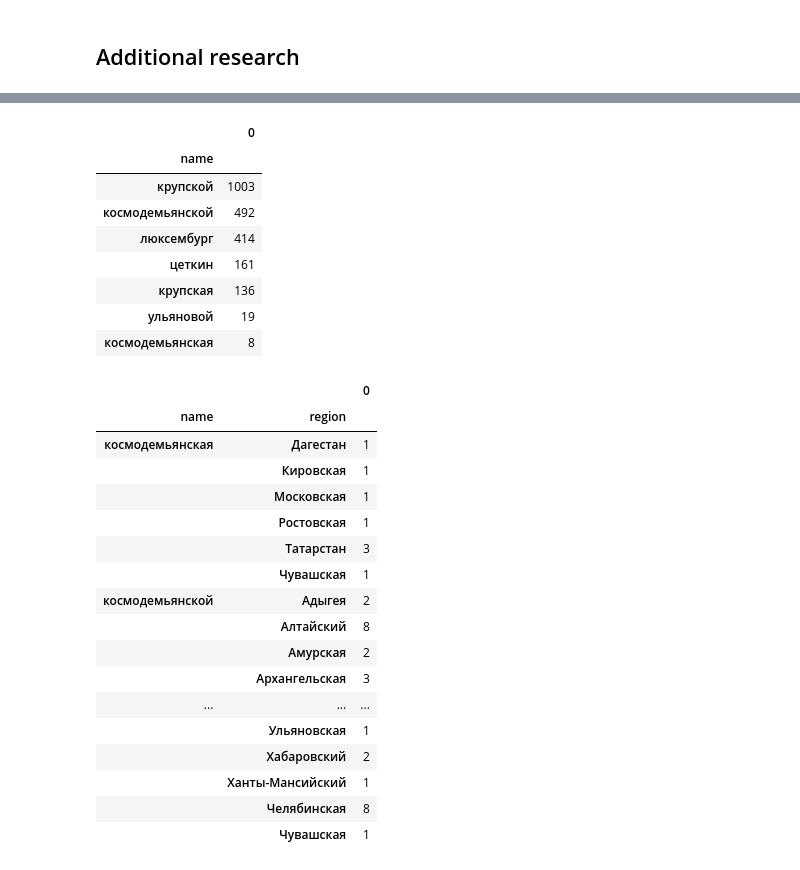
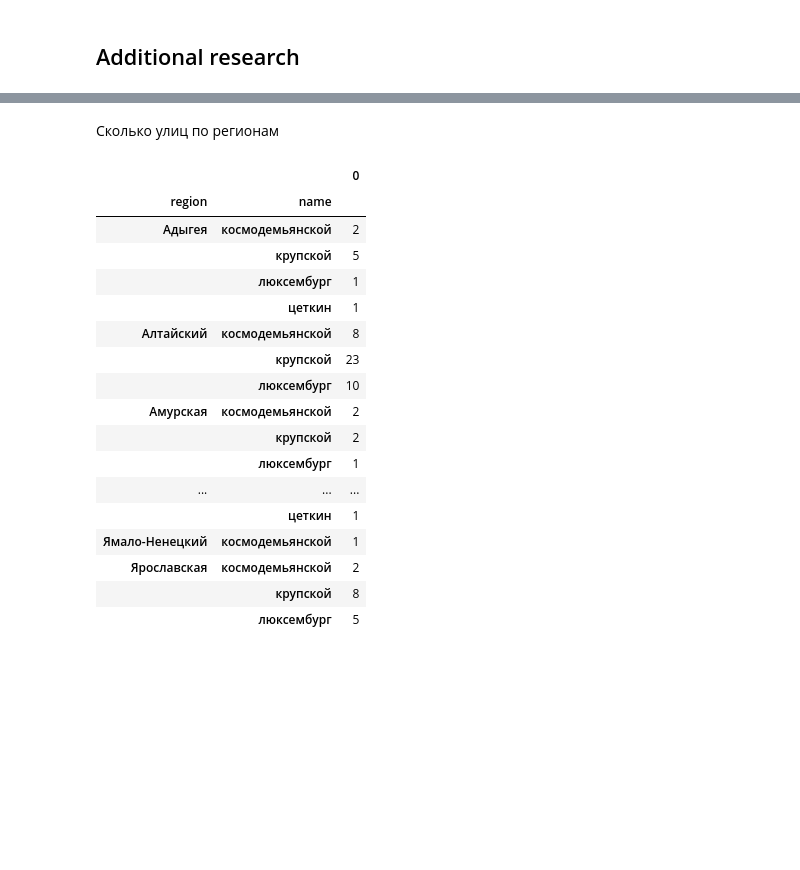
Before and after one commit to kkruglik/female_streets, a Jupyter notebook: russian_streets.ipynb, the cells around one changed output, grey strips where cells are left out. Saved outputs shown, nothing was run; the diff lists cells and outputs as text; code cells hidden in the pictures; blank space fills up the shorter version.

```diff
--- a/russian_streets.ipynb
+++ b/russian_streets.ipynb
@@ -785,3 +795,6 @@ dataset['name'] = None
 for name in add_names:
     mask = dataset['street'].str.contains(name, regex=False, case=False)
     dataset.loc[mask, "name"] = name
+# %%
+dataset.loc[dataset.name == "космодемьянская", "name"] = "космодемьянской"
+dataset.loc[dataset.name == "крупская", "name"] = "крупской"
@@ -787,0 +803,3 @@ for name in add_names:
+# %%
+mask = dataset['street'].str.contains('|'.join(add_names))
+dataset[mask].groupby("name").size().sort_values(ascending=False).to_frame()
@@ -788,33 +814,23 @@ for name in add_names:
+# %% [markdown]
+Сколько улиц по регионам
 # %%
-dataset[mask].groupby("name").size().sort_values(ascending=False).to_frame()
+dataset[mask].groupby(["region", "name"]).size().to_frame()
 # %% [output]
-|  | 0 |
-| name |  |
-| крупской | 1003 |
-| космодемьянской | 492 |
-| люксембург | 414 |
-| цеткин | 161 |
-| крупская | 136 |
-| ульяновой | 19 |
-| космодемьянская | 8 |
+|  |  | 0 |
+| region | name |  |
+| Адыгея | космодемьянской | 2 |
+|  | крупской | 5 |
+|  | люксембург | 1 |
+|  | цеткин | 1 |
+| Алтайский | космодемьянской | 8 |
+|  | крупской | 23 |
+|  | люксембург | 10 |
+| Амурская | космодемьянской | 2 |
+|  | крупской | 2 |
+|  | люксембург | 1 |
+| ... | ... | ... |
+|  | цеткин | 1 |
+| Ямало-Ненецкий | космодемьянской | 1 |
+| Ярославская | космодемьянской | 2 |
+|  | крупской | 8 |
+|  | люксембург | 5 |
-# %%
-dataset[mask].groupby(["name", "region"]).size().to_frame()
-# %% [output]
-|  |  | 0 |
-| name | region |  |
-| космодемьянская | Дагестан | 1 |
-|  | Кировская | 1 |
-|  | Московская | 1 |
-|  | Ростовская | 1 |
-|  | Татарстан | 3 |
-|  | Чувашская | 1 |
-| космодемьянской | Адыгея | 2 |
-|  | Алтайский | 8 |
-|  | Амурская | 2 |
-|  | Архангельская | 3 |
-| ... | ... | ... |
-|  | Ульяновская | 1 |
-|  | Хабаровский | 2 |
-|  | Ханты-Мансийский | 1 |
-|  | Челябинская | 8 |
-|  | Чувашская | 1 |
```
Also changed, not shown: parts of 8 cells of this notebook.
